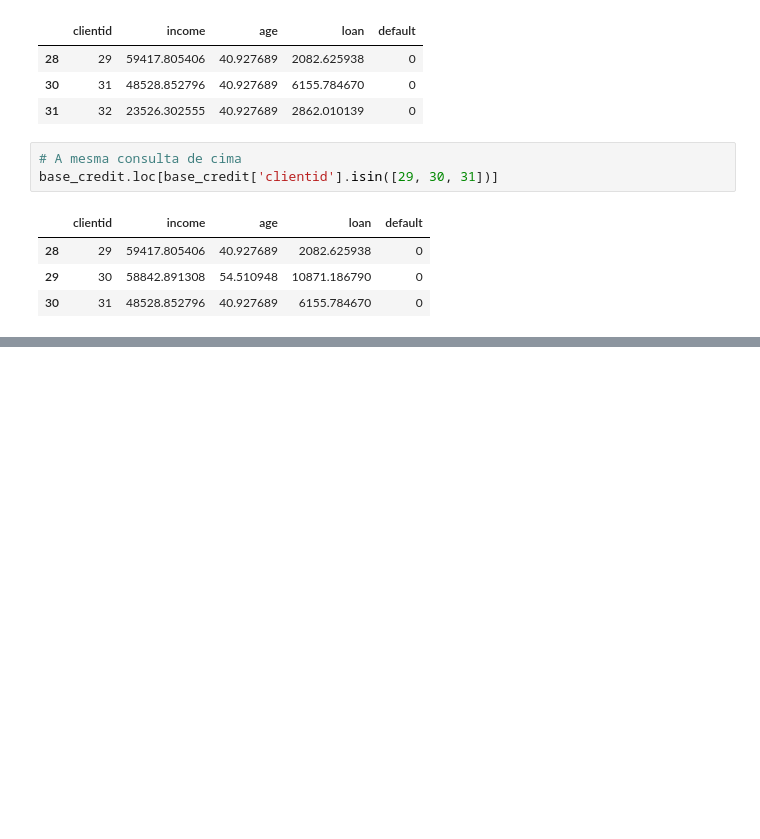
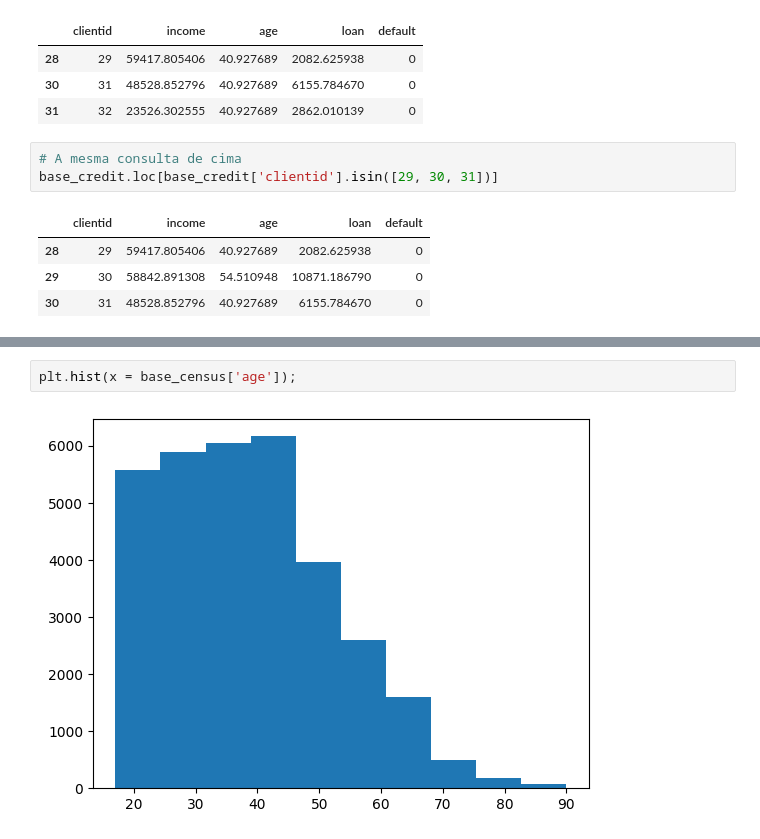
Before and after one commit to MatheeusPinheiro/classificacao, a Jupyter notebook: classificacao.ipynb, the cells around one changed output, grey strips where cells are left out. Drawn from its saved outputs; the diff is of its cells as text; blank space fills up the shorter version.

```diff
--- a/classificacao.ipynb
+++ b/classificacao.ipynb
@@ -254,0 +396,4 @@ base_credit.loc[base_credit['clientid'].isin([29, 30, 31])]
+# %%
+plt.hist(x = base_census['age']);
+# %% [output]
+[figure, added]
```
Also changed, not shown: parts of 71 cells of this notebook, 3 other files.
